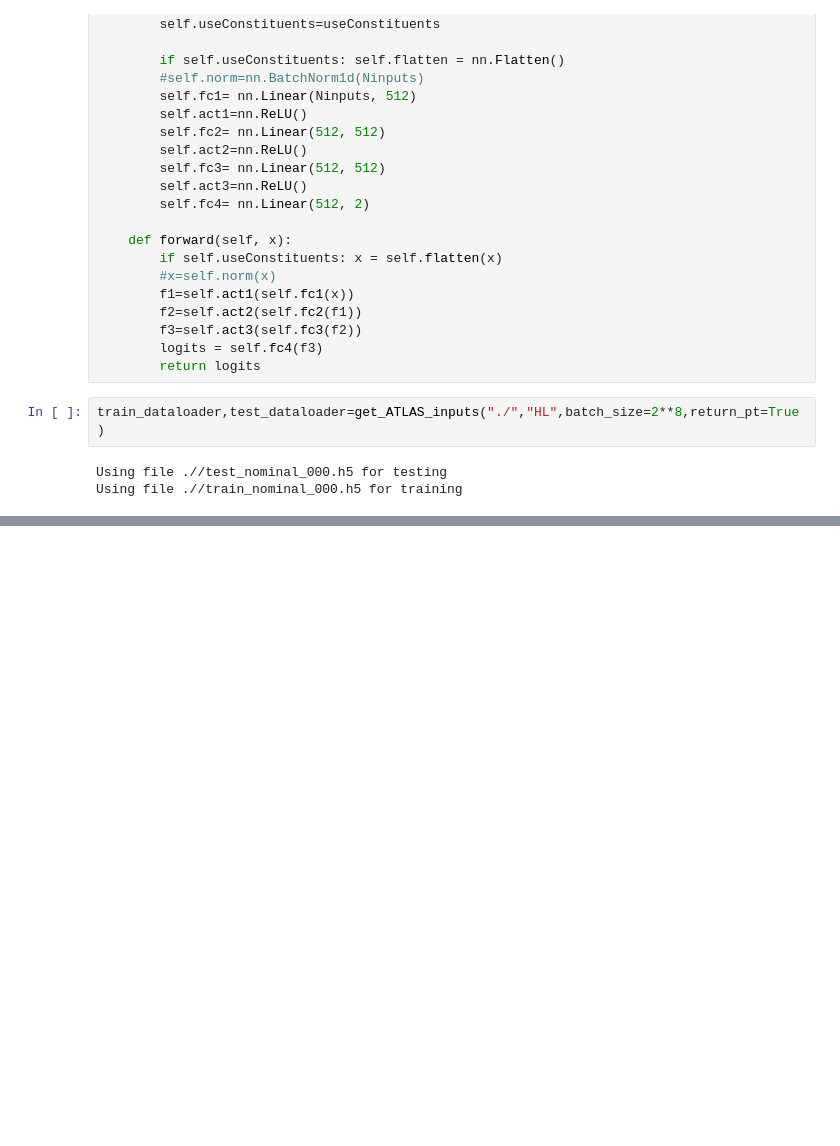
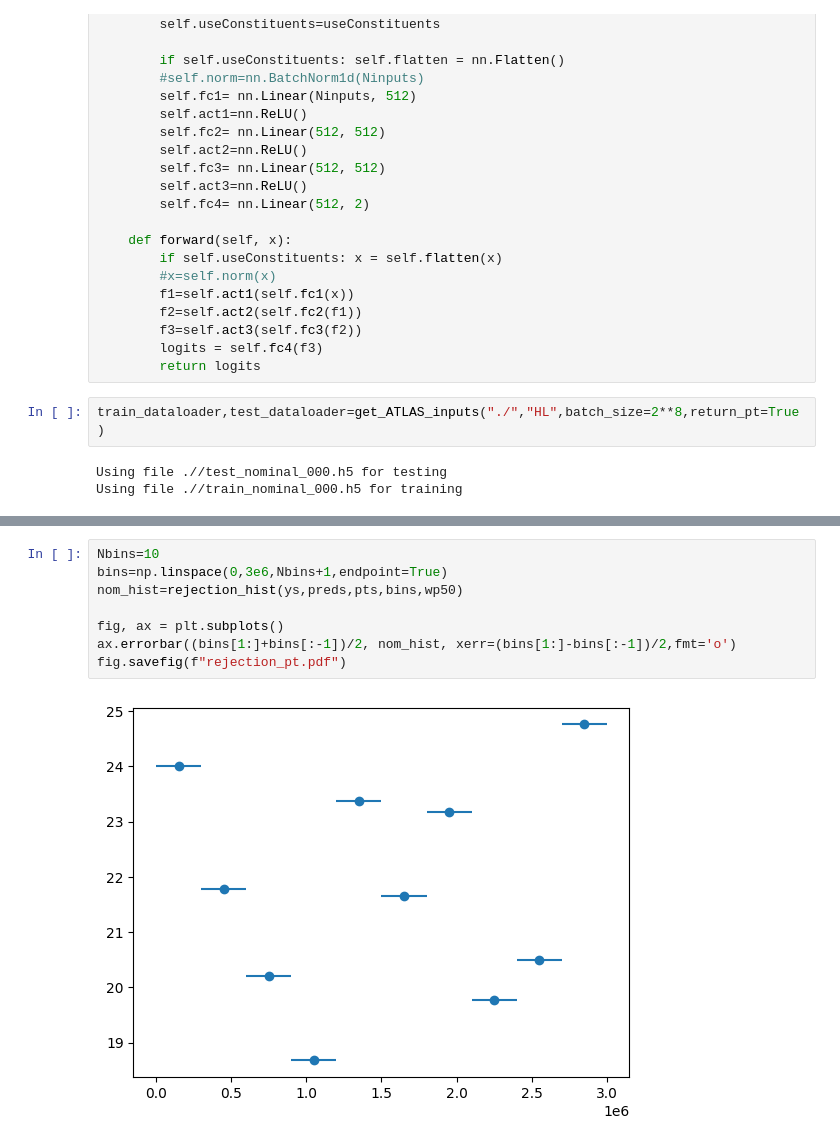
Before and after one commit to RobertLes/cometa-ML-tutorial, a Jupyter notebook: eval.ipynb, the cells around one changed output, grey strips where cells are left out. Saved outputs shown, nothing was run; the diff lists cells and outputs as text; blank space fills up the shorter version.

```diff
--- a/eval.ipynb
+++ b/eval.ipynb
@@ -230,0 +226,10 @@ NameError: name 'preds' is not defined
+# %%
+Nbins=10
+bins=np.linspace(0,3e6,Nbins+1,endpoint=True)
+nom_hist=rejection_hist(ys,preds,pts,bins,wp50)
+
+fig, ax = plt.subplots()
+ax.errorbar((bins[1:]+bins[:-1])/2, nom_hist, xerr=(bins[1:]-bins[:-1])/2,fmt='o')
+fig.savefig(f"rejection_pt.pdf")
+# %% [output]
+[figure, added]
```
Also changed, not shown: parts of 17 cells of this notebook, 2 other files.
